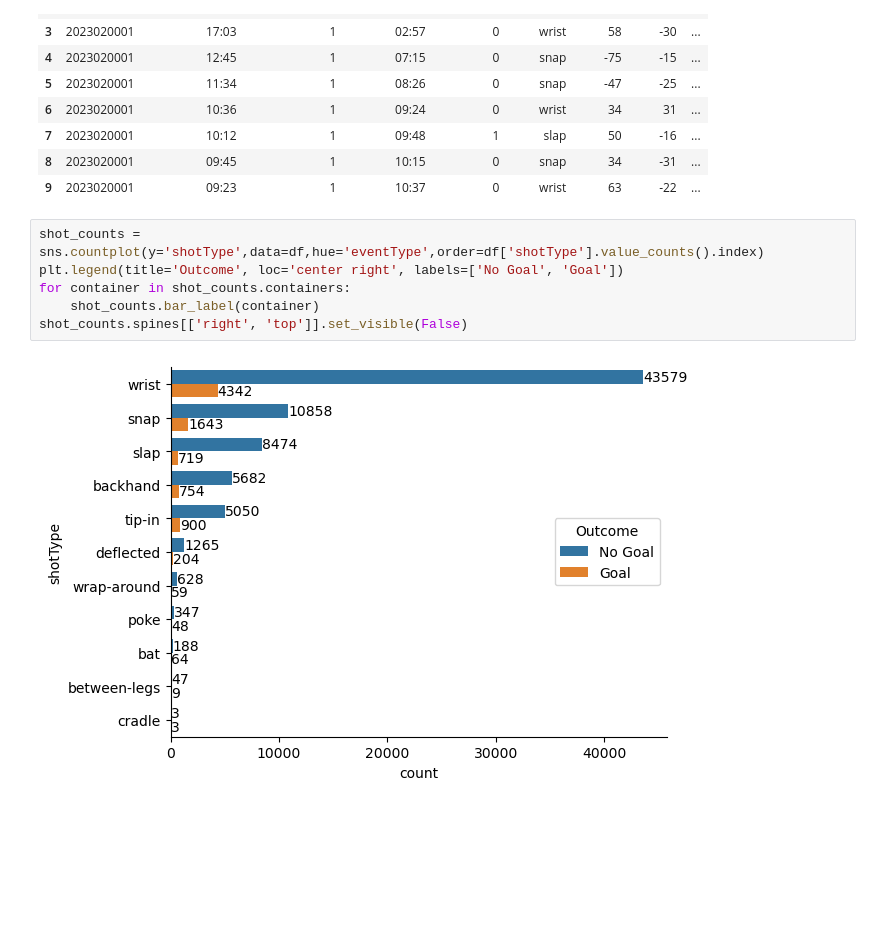
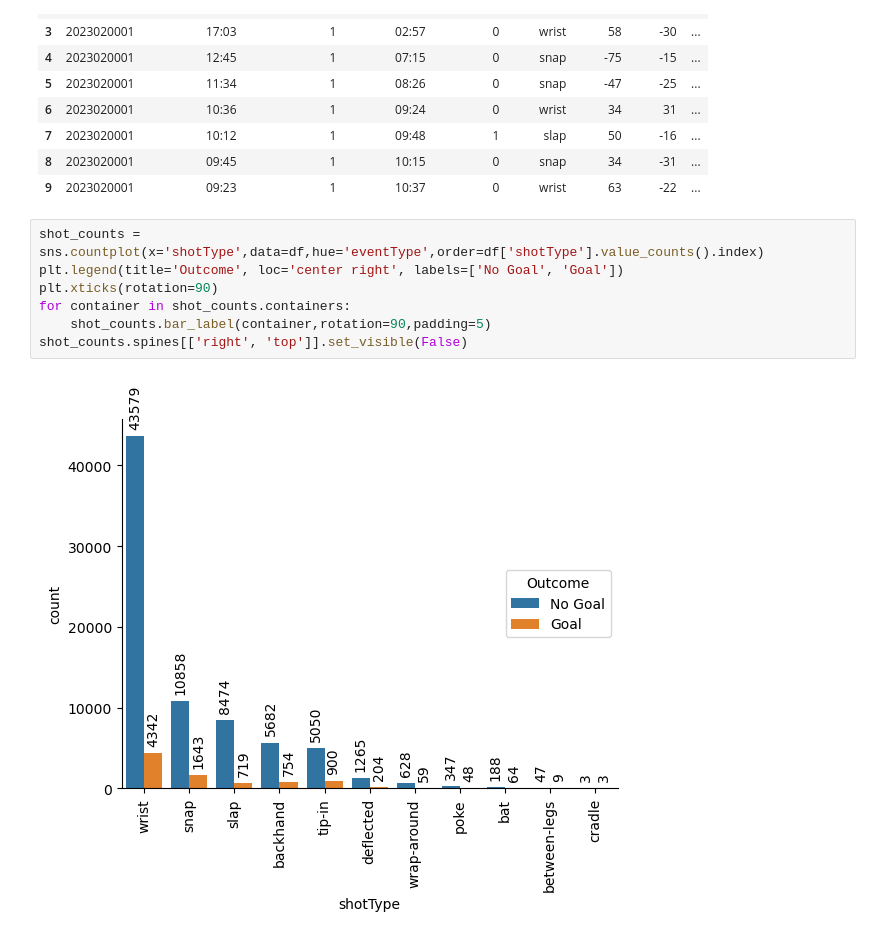
Before and after one commit to rajamatt/ift6758-project, a Jupyter notebook: notebooks/Task 3.ipynb, the cells around one changed output. Drawn from its saved outputs; the diff is of its cells as text; blank space fills up the shorter version.

Commit message:
rotated shot count as per fatima

```diff
--- a/notebooks/Task 3.ipynb
+++ b/notebooks/Task 3.ipynb
@@ -21,10 +21,11 @@ df.head(10)
 | 8 | 2023020001 | 09:45 | 1 | 10:15 | 0 | snap | 34 | -31 | ... |
 | 9 | 2023020001 | 09:23 | 1 | 10:37 | 0 | wrist | 63 | -22 | ... |
 # %%
-shot_counts = sns.countplot(y='shotType',data=df,hue='eventType',order=df['shotType'].value_counts().index)
+shot_counts = sns.countplot(x='shotType',data=df,hue='eventType',order=df['shotType'].value_counts().index)
 plt.legend(title='Outcome', loc='center right', labels=['No Goal', 'Goal'])
+plt.xticks(rotation=90)
 for container in shot_counts.containers:
-    shot_counts.bar_label(container)
+    shot_counts.bar_label(container,rotation=90,padding=5)
 shot_counts.spines[['right', 'top']].set_visible(False)
 # %% [output]
-[figure, old version]
+[figure, new version]
```
